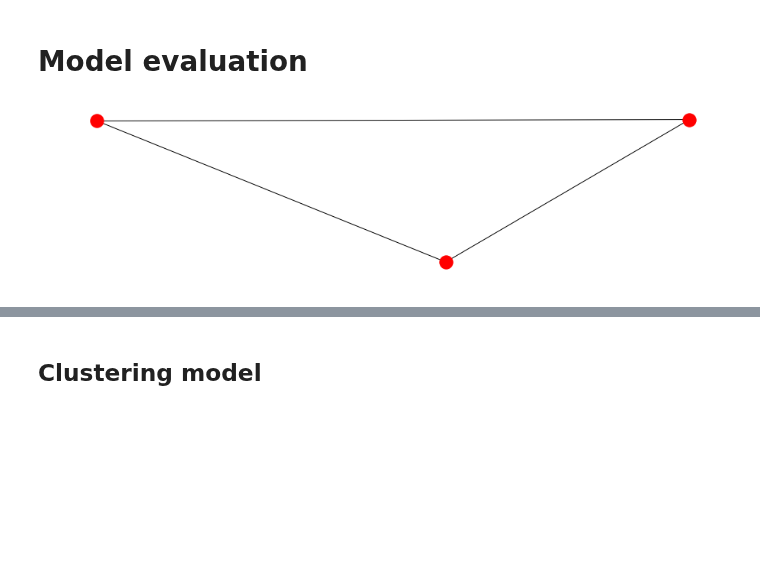
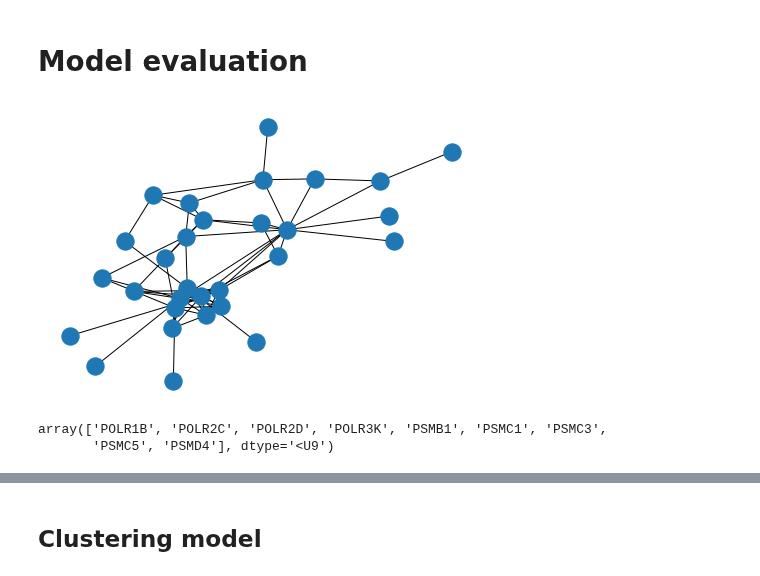
Before and after one commit to cbg-ethz/shm, a Jupyter notebook: analysis/a-structured_hierarchical_linear_models.ipynb, the cells around one changed output, grey strips where cells are left out. Drawn from its saved outputs; the diff is of its cells as text; code cells hidden in the pictures; blank space fills up the shorter version.

Commit message:
Add network praration for artifical data

```diff
--- a/analysis/a-structured_hierarchical_linear_models.ipynb
+++ b/analysis/a-structured_hierarchical_linear_models.ipynb
@@ -83,8 +79,13 @@ with open(data_file, "rb") as fh:
     data = pickle.load(fh)
 # %%
 readout = pd.read_csv(readout_file, sep="\t")
-G = read_graph(graph_file)
+G = read_graph("../../../data_raw/simulated_full_graph.pickle")
 # %%
-networkx.draw(G)
+networkx.rem(G)
 # %% [output]
-[figure, old version]
+[figure, new version]
+# %%
+data["essential_genes"]
+# %% [output]
+array(['POLR1B', 'POLR2C', 'POLR2D', 'POLR3K', 'PSMB1', 'PSMC1', 'PSMC3',
+       'PSMC5', 'PSMD4'], dtype='<U9')
```
Also changed, not shown: parts of 6 cells of this notebook, 3 other files.
